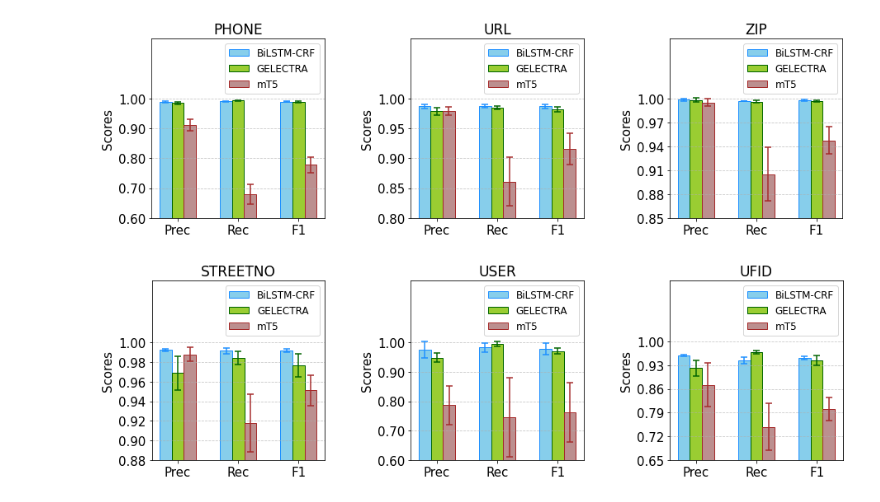
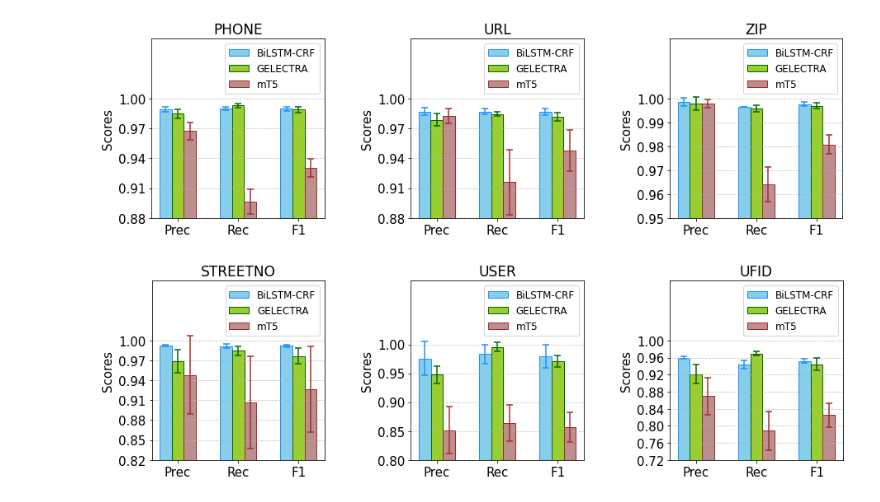
Before and after one commit to calgo-lab/pseugc, a Jupyter notebook: entity_prediction_performance_comparison_of_models.ipynb, the cells around one changed output. Cells and saved outputs as stored; diff of their text form; code cells hidden in the pictures.

```diff
--- a/entity_prediction_performance_comparison_of_models.ipynb
+++ b/entity_prediction_performance_comparison_of_models.ipynb
@@ -799,10 +796,10 @@ phone_avg_data = np.array(metrics_data['PHONE'])
 
 # Compute the mean and standard deviation for each group and bar
 phone_avg_means = np.mean(phone_avg_data, axis=2)
-phone_avg_std_devs = np.std(phone_avg_data, axis=2)
+phone_std_devs = np.std(phone_avg_data, axis=2)
 
-# print(f'{phone_avg_means+phone_avg_std_devs}')
-# print(f'{phone_avg_means-phone_avg_std_devs}')
+# print(f'{phone_avg_means+phone_std_devs}')
+# print(f'{phone_avg_means-phone_std_devs}')
 
 # Plot bars for each model with specified colors
 axes[0].bar(
@@ -813,7 +810,7 @@ axes[0].bar(
     color='skyblue',
     edgecolor='dodgerblue',
     align='center',
-    yerr=phone_avg_std_devs[0],
+    yerr=phone_std_devs[0],
     error_kw = {
         'ecolor': 'dodgerblue',
         'capsize': 4,
@@ -829,7 +826,7 @@ axes[0].bar(
     color='yellowgreen',
     edgecolor='darkgreen',
     align='center',
-    yerr=phone_avg_std_devs[1],
+    yerr=phone_std_devs[1],
     error_kw = {
         'ecolor': 'darkgreen',
         'capsize': 4,
@@ -845,7 +842,7 @@ axes[0].bar(
     color='rosybrown',
     edgecolor='brown',
     align='center',
-    yerr=phone_avg_std_devs[2],
+    yerr=phone_std_devs[2],
     error_kw = {
         'ecolor': 'brown',
         'capsize': 4,
@@ -854,8 +851,8 @@ axes[0].bar(
     }
 )
 axes[0].set_title('PHONE', fontsize=17)
-axes[0].set_ylim(0.60, 1.20)
-axes[0].set_yticks(np.arange(0.60, 1.01, 0.1))
+axes[0].set_ylim(0.88, 1.06)
+axes[0].set_yticks(np.arange(0.88, 1.01, 0.03))
 axes[0].legend(loc='upper right', fontsize=12)
 axes[0].set_ylabel('Scores', fontsize=15, labelpad=5)
 axes[0].set_xticks(index + bar_width)
@@ -925,8 +922,8 @@ axes[1].bar(
     }
 )
 axes[1].set_title('URL', fontsize=17)
-axes[1].set_ylim(0.80, 1.10)
-axes[1].set_yticks(np.arange(0.80, 1.01, 0.05))
+axes[1].set_ylim(0.88, 1.06)
+axes[1].set_yticks(np.arange(0.88, 1.01, 0.03))
 axes[1].legend(loc='upper right', fontsize=12)
 axes[1].set_ylabel('Scores', fontsize=15, labelpad=5)
 axes[1].set_xticks(index + bar_width)
@@ -998,8 +995,8 @@ axes[2].bar(
     }
 )
 axes[2].set_title('ZIP', fontsize=17)
-axes[2].set_ylim(0.85, 1.075)
-axes[2].set_yticks(np.arange(0.85, 1.01, 0.03))
+axes[2].set_ylim(0.95, 1.025)
+axes[2].set_yticks(np.arange(0.95, 1.001, 0.01))
 axes[2].legend(loc='upper right', fontsize=12)
 axes[2].set_ylabel('Scores', fontsize=15, labelpad=5)
 axes[2].set_xticks(index + bar_width)
@@ -1009,20 +1006,15 @@ axes[2].tick_params(axis='x', labelsize=15)
 axes[2].grid(axis='y', linestyle='--', alpha=0.7)
 axes[2].yaxis.set_major_formatter(FormatStrFormatter('%.2f'))
 
-plot_file_ext = "svg"
+plot_file_ext = "pdf"
 plot_name = "entity_prediction_performance_comparison_of_models_phone_url_zip"
 plot_file_name = f"{plot_name}.{plot_file_ext}"
 plot_file_path = os.path.join(plots_dir, plot_file_name)
 plt.savefig(plot_file_path, format=plot_file_ext, dpi=1200, bbox_inches='tight')
 
-# Convert to pdf
-plot_pdf_name = f"{plot_name}.pdf"
-plot_pdf_path = os.path.join(plots_dir, plot_pdf_name)
-cairosvg.svg2pdf(url=plot_file_path, write_to=plot_pdf_path)
-
 plt.show()
 # %% [output]
-[figure, old version]
+[figure, new version]
 # %%
 fig, axes = plt.subplots(nrows=1, ncols=3, figsize=(15, 4))
 fig.subplots_adjust(wspace=0.50)
@@ -1038,10 +1030,10 @@ streetno_avg_data = np.array(metrics_data['STREETNO'])
 
 # Compute the mean and standard deviation for each group and bar
 streetno_avg_means = np.mean(streetno_avg_data, axis=2)
-streetno_avg_std_devs = np.std(streetno_avg_data, axis=2)
+streetno_std_devs = np.std(streetno_avg_data, axis=2)
 
-# print(f'{streetno_avg_means+streetno_avg_std_devs}')
-# print(f'{streetno_avg_means-streetno_avg_std_devs}')
+# print(f'{streetno_avg_means+streetno_std_devs}')
+# print(f'{streetno_avg_means-streetno_std_devs}')
 
 # Plot bars for each model with specified colors
 axes[0].bar(
@@ -1052,7 +1044,7 @@ axes[0].bar(
     color='skyblue',
     edgecolor='dodgerblue',
     align='center',
-    yerr=streetno_avg_std_devs[0],
+    yerr=streetno_std_devs[0],
     error_kw = {
         'ecolor': 'dodgerblue',
         'capsize': 4,
@@ -1068,7 +1060,7 @@ axes[0].bar(
     color='yellowgreen',
     edgecolor='darkgreen',
     align='center',
-    yerr=streetno_avg_std_devs[1],
+    yerr=streetno_std_devs[1],
     error_kw = {
         'ecolor': 'darkgreen',
         'capsize': 4,
@@ -1084,7 +1076,7 @@ axes[0].bar(
     color='rosybrown',
     edgecolor='brown',
     align='center',
-    yerr=streetno_avg_std_devs[2],
+    yerr=streetno_std_devs[2],
     error_kw = {
         'ecolor': 'brown',
         'capsize': 4,
@@ -1093,8 +1085,8 @@ axes[0].bar(
     }
 )
 axes[0].set_title('STREETNO', fontsize=17)
-axes[0].set_ylim(0.88, 1.063)
-axes[0].set_yticks(np.arange(0.88, 1.01, 0.02))
+axes[0].set_ylim(0.82, 1.09)
+axes[0].set_yticks(np.arange(0.82, 1.01, 0.03))
 axes[0].legend(loc='upper right', fontsize=12)
 axes[0].set_ylabel('Scores', fontsize=15, labelpad=5)
 axes[0].set_xticks(index + bar_width)
@@ -1164,8 +1156,8 @@ axes[1].bar(
     }
 )
 axes[1].set_title('USER', fontsize=17)
-axes[1].set_ylim(0.60, 1.21)
-axes[1].set_yticks(np.arange(0.60, 1.01, 0.10))
+axes[1].set_ylim(0.80, 1.11)
+axes[1].set_yticks(np.arange(0.80, 1.01, 0.05))
 axes[1].legend(loc='upper right', fontsize=12)
 axes[1].set_ylabel('Scores', fontsize=15, labelpad=5)
 axes[1].set_xticks(index + bar_width)
@@ -1226,39 +1218,34 @@ axes[2].bar(
     bar_width,
     label=models[2],
     color='rosybrown',
     edgecolor='brown',
     align='center',
     yerr=ufid_std_devs[2],
     error_kw = {
         'ecolor': 'brown',
         'capsize': 4,
         'elinewidth': 1.5,
         'capthick': 1.5
     }
 )
 axes[2].set_title('UFID', fontsize=17)
-axes[2].set_ylim(0.65, 1.18)
-axes[2].set_yticks(np.arange(0.65, 1.01, 0.07))
+axes[2].set_ylim(0.72, 1.14)
+axes[2].set_yticks(np.arange(0.72, 1.01, 0.04))
 axes[2].legend(loc='upper right', fontsize=12)
 axes[2].set_ylabel('Scores', fontsize=15, labelpad=5)
 axes[2].set_xticks(index + bar_width)
 axes[2].set_xticklabels(metrics)
 axes[2].tick_params(axis='y', labelsize=15)
 axes[2].tick_params(axis='x', labelsize=15)
 axes[2].grid(axis='y', linestyle='--', alpha=0.7)
 axes[2].yaxis.set_major_formatter(FormatStrFormatter('%.2f'))
 
-plot_file_ext = "svg"
+plot_file_ext = "pdf"
 plot_name = "entity_prediction_performance_comparison_of_models_streetno_user_ufid"
 plot_file_name = f"{plot_name}.{plot_file_ext}"
 plot_file_path = os.path.join(plots_dir, plot_file_name)
 plt.savefig(plot_file_path, format=plot_file_ext, dpi=1200, bbox_inches='tight')
 
-# Convert to pdf
-plot_pdf_name = f"{plot_name}.pdf"
-plot_pdf_path = os.path.join(plots_dir, plot_pdf_name)
-cairosvg.svg2pdf(url=plot_file_path, write_to=plot_pdf_path)
-
 plt.show()
 # %% [output]
-[figure, old version]
+[figure, new version]
```
Also changed, not shown: parts of 7 cells of this notebook, 17 other files.
